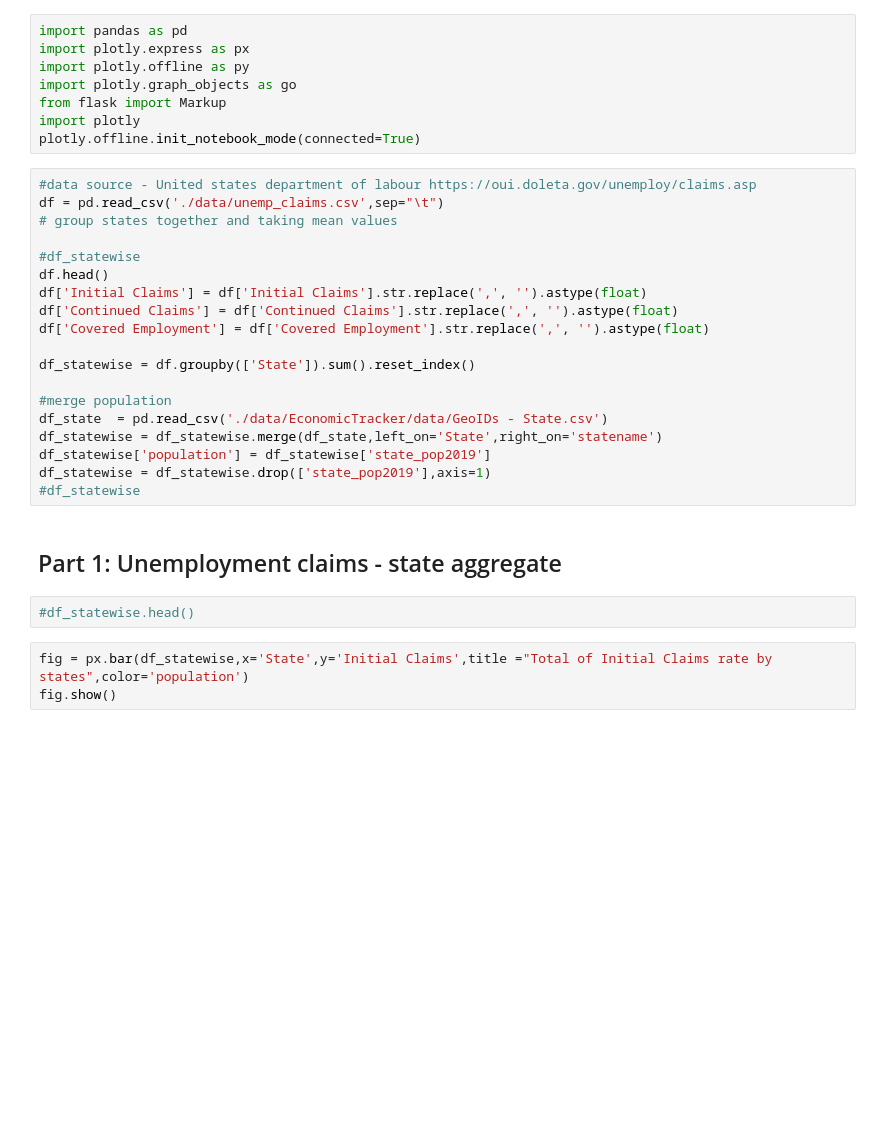
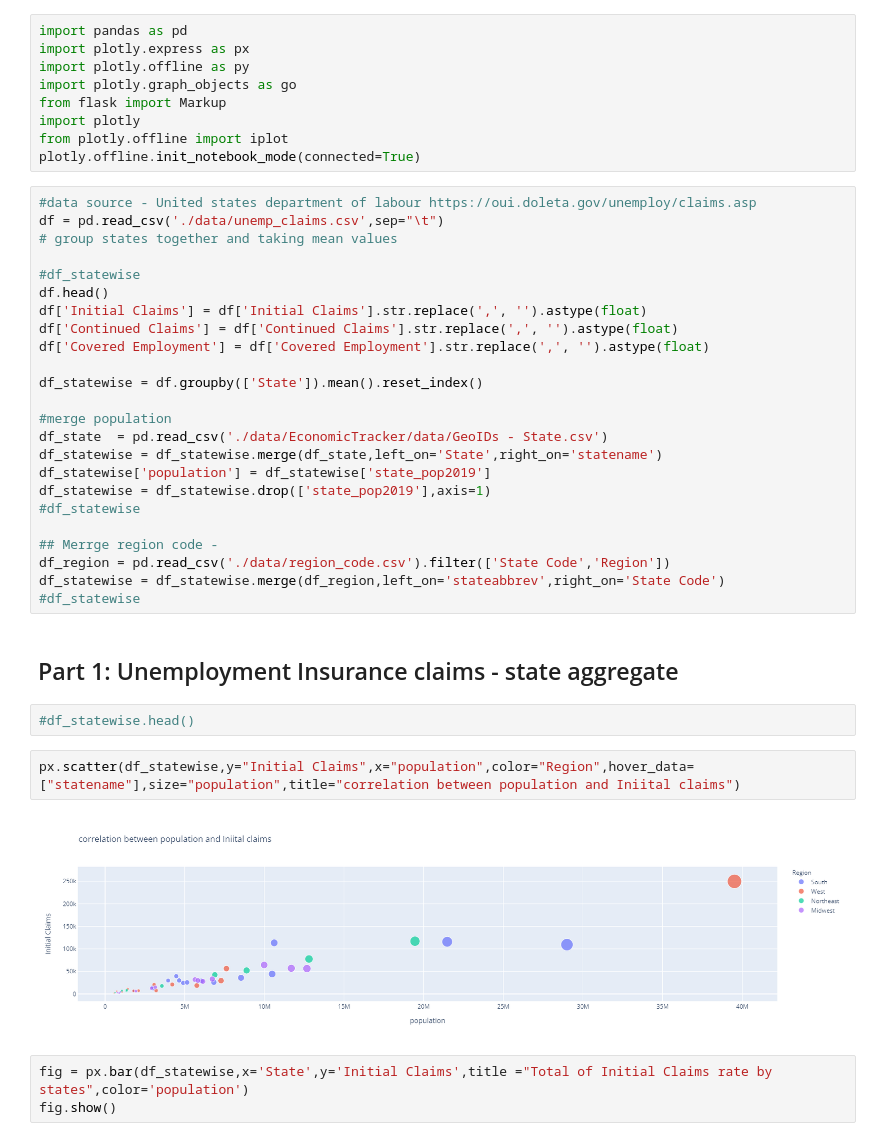
Before and after one commit to nagarajbhat/nagarajbhat.github.io, a Jupyter notebook: covid19_unemployment_analysis.ipynb, the cells around one changed output. Drawn from its saved outputs; the diff is of its cells as text; blank space fills up the shorter version.

```diff
--- a/covid19_unemployment_analysis.ipynb
+++ b/covid19_unemployment_analysis.ipynb
@@ -11,6 +24,7 @@ import plotly.offline as py
 import plotly.graph_objects as go
 from flask import Markup
 import plotly
+from plotly.offline import iplot
 plotly.offline.init_notebook_mode(connected=True)
 # %%
 #data source - United states department of labour https://oui.doleta.gov/unemploy/claims.asp
@@ -23,7 +37,7 @@ df['Initial Claims'] = df['Initial Claims'].str.replace(',', '').astype(float)
 df['Continued Claims'] = df['Continued Claims'].str.replace(',', '').astype(float)
 df['Covered Employment'] = df['Covered Employment'].str.replace(',', '').astype(float)
 
-df_statewise = df.groupby(['State']).sum().reset_index()
+df_statewise = df.groupby(['State']).mean().reset_index()
 
 #merge population
 df_state  = pd.read_csv('./data/EconomicTracker/data/GeoIDs - State.csv')
@@ -31,11 +45,20 @@ df_statewise = df_statewise.merge(df_state,left_on='State',right_on='statename')
 df_statewise['population'] = df_statewise['state_pop2019']
 df_statewise = df_statewise.drop(['state_pop2019'],axis=1)
 #df_statewise
+
+## Merrge region code -
+df_region = pd.read_csv('./data/region_code.csv').filter(['State Code','Region'])
+df_statewise = df_statewise.merge(df_region,left_on='stateabbrev',right_on='State Code')
+#df_statewise
 # %% [markdown]
 
-## Part 1: Unemployment claims - state aggregate
+## Part 1: Unemployment Insurance claims - state aggregate
 # %%
 #df_statewise.head()
+# %%
+px.scatter(df_statewise,y="Initial Claims",x="population",color="Region",hover_data=["statename"],size="population",title="correlation between population and Iniital claims")
+# %% [output]
+[figure, added]
 # %%
 fig = px.bar(df_statewise,x='State',y='Initial Claims',title ="Total of Initial Claims rate by states",color='population')
 fig.show()
```
Also changed, not shown: parts of 16 cells of this notebook.
